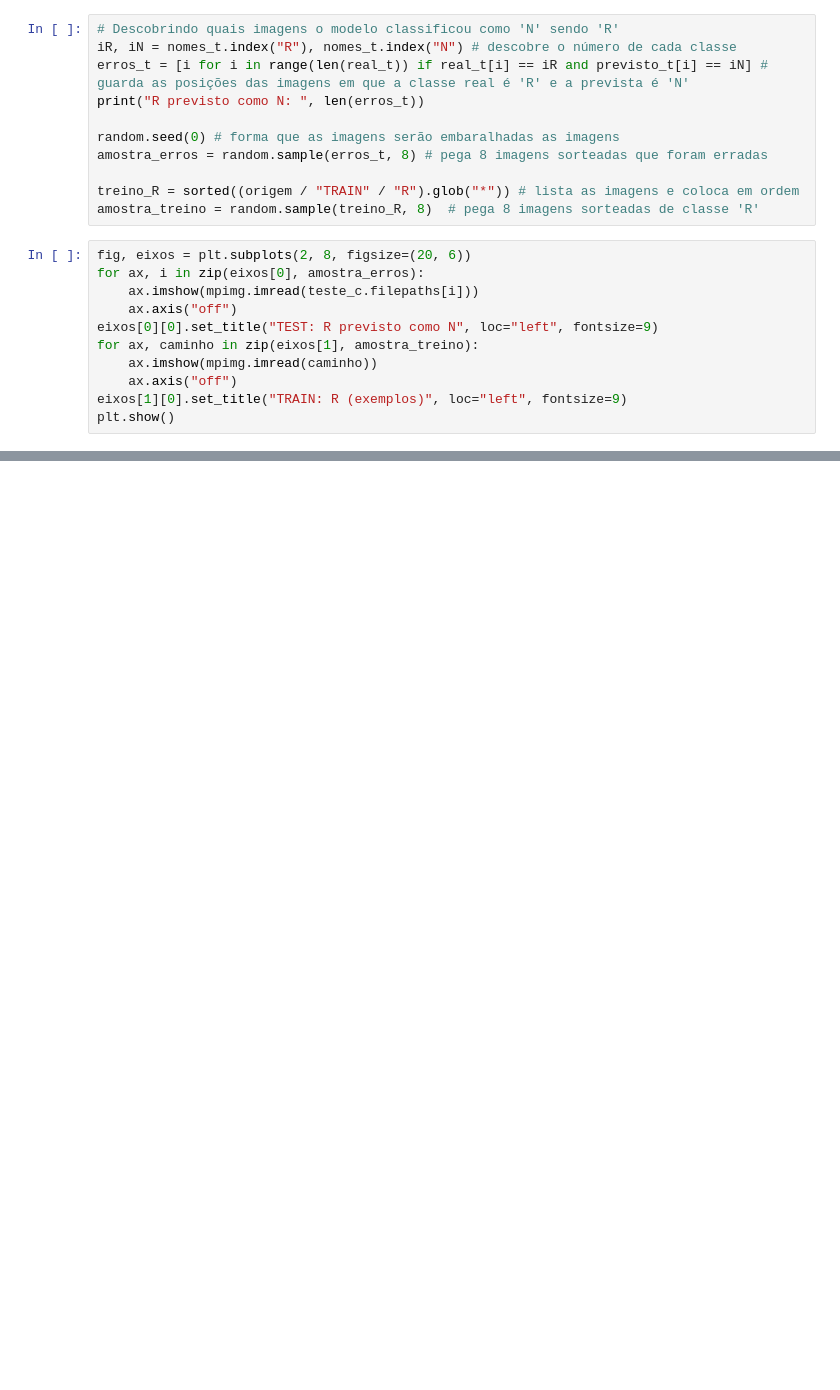
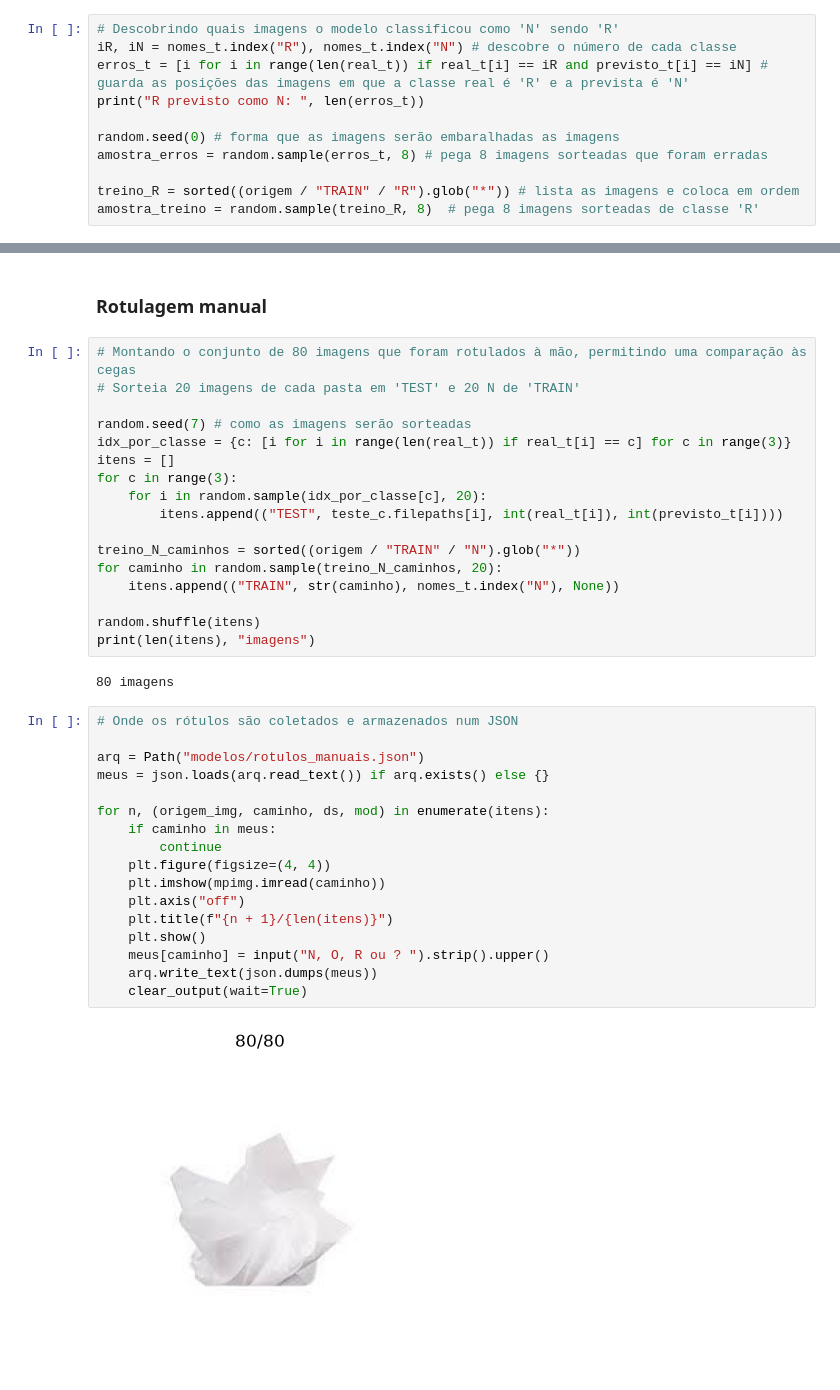
Before and after one commit to danielduartes/waste-classifier, a Jupyter notebook: waste-classifier.ipynb, the cells around one changed output, grey strips where cells are left out. Saved outputs shown, nothing was run; the diff lists cells and outputs as text; blank space fills up the shorter version.

```diff
--- a/waste-classifier.ipynb
+++ b/waste-classifier.ipynb
@@ -511,14 +485,3 @@ amostra_erros = random.sample(erros_t, 8) # pega 8 imagens sorteadas que foram e
 
 treino_R = sorted((origem / "TRAIN" / "R").glob("*")) # lista as imagens e coloca em ordem
 amostra_treino = random.sample(treino_R, 8)  # pega 8 imagens sorteadas de classe 'R'
-# %%
-fig, eixos = plt.subplots(2, 8, figsize=(20, 6))
-for ax, i in zip(eixos[0], amostra_erros):
-    ax.imshow(mpimg.imread(teste_c.filepaths[i]))
-    ax.axis("off")
-eixos[0][0].set_title("TEST: R previsto como N", loc="left", fontsize=9)
-for ax, caminho in zip(eixos[1], amostra_treino):
-    ax.imshow(mpimg.imread(caminho))
-    ax.axis("off")
-eixos[1][0].set_title("TRAIN: R (exemplos)", loc="left", fontsize=9)
-plt.show()
@@ -552,3 +505,43 @@ mostrar(random.sample(treino_N, 24), "TRAIN: N")
 # %% [output]
 [figure]
 [figure]
+# %% [markdown]
+### Rotulagem manual ###
+# %%
+# Montando o conjunto de 80 imagens que foram rotulados à mão, permitindo uma comparação às cegas
+# Sorteia 20 imagens de cada pasta em 'TEST' e 20 N de 'TRAIN'
+
+random.seed(7) # como as imagens serão sorteadas
+idx_por_classe = {c: [i for i in range(len(real_t)) if real_t[i] == c] for c in range(3)}
+itens = []
+for c in range(3):
+    for i in random.sample(idx_por_classe[c], 20):
+        itens.append(("TEST", teste_c.filepaths[i], int(real_t[i]), int(previsto_t[i])))
+
+treino_N_caminhos = sorted((origem / "TRAIN" / "N").glob("*"))
+for caminho in random.sample(treino_N_caminhos, 20):
+    itens.append(("TRAIN", str(caminho), nomes_t.index("N"), None))
+
+random.shuffle(itens)
+print(len(itens), "imagens")
+# %% [output]
+80 imagens
+# %%
+# Onde os rótulos são coletados e armazenados num JSON
+
+arq = Path("modelos/rotulos_manuais.json")
+meus = json.loads(arq.read_text()) if arq.exists() else {}
+
+for n, (origem_img, caminho, ds, mod) in enumerate(itens):
+    if caminho in meus:
+        continue
+    plt.figure(figsize=(4, 4))
+    plt.imshow(mpimg.imread(caminho))
+    plt.axis("off")
+    plt.title(f"{n + 1}/{len(itens)}")
+    plt.show()
+    meus[caminho] = input("N, O, R ou ? ").strip().upper()
+    arq.write_text(json.dumps(meus))
+    clear_output(wait=True)
+# %% [output]
+[figure, added]
```
Also changed, not shown: parts of 21 cells of this notebook, 2 other files.
